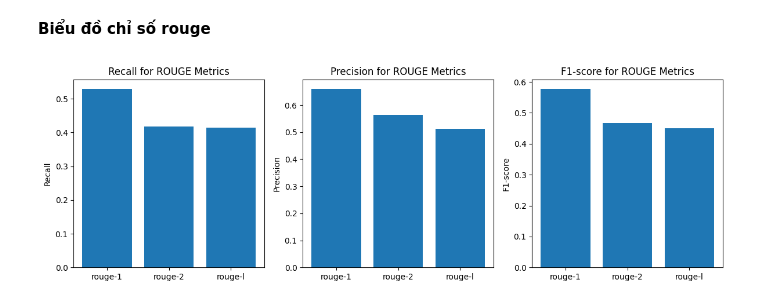
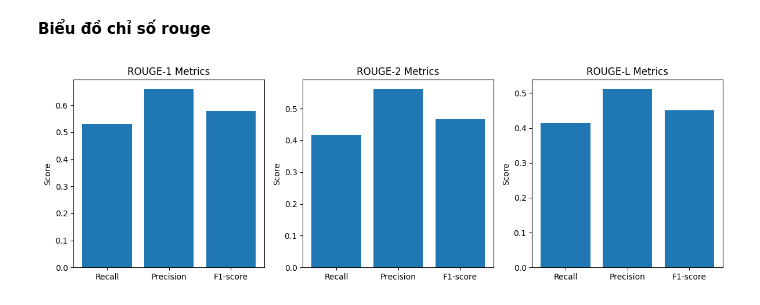
Before and after one commit to knhuvuong/pegasus-bbc-news, a Jupyter notebook: fine-tuning-pegasus-bbc-news.ipynb, the cells around one changed output. Drawn from its saved outputs; the diff is of its cells as text; code cells hidden in the pictures.

```diff
--- a/fine-tuning-pegasus-bbc-news.ipynb
+++ b/fine-tuning-pegasus-bbc-news.ipynb
@@ -311,35 +311,35 @@ wandb.log({
 # %%
 from rouge import Rouge
 import matplotlib.pyplot as plt
 
 # Dữ liệu cho biểu đồ
-rouge_metrics = ['rouge-1', 'rouge-2', 'rouge-l']
+rouge_metrics = ['ROUGE-1', 'ROUGE-2', 'ROUGE-L']
 recall_values = [rouge_1_r, rouge_2_r, rouge_l_r]
 precision_values = [rouge_1_p, rouge_2_p, rouge_l_p]
 f1_values = [rouge_1_f, rouge_2_f, rouge_l_f]
 
 # Tạo biểu đồ
 fig, axes = plt.subplots(1, 3, figsize=(12, 4))
 
-# Biểu đồ Recall
-axes[0].bar(rouge_metrics, recall_values)
-axes[0].set_ylabel('Recall')
-axes[0].set_title('Recall for ROUGE Metrics')
+# Biểu đồ ROUGE-1
+axes[0].bar(['Recall', 'Precision', 'F1-score'], [rouge_1_r, rouge_1_p, rouge_1_f])
+axes[0].set_ylabel('Score')
+axes[0].set_title('ROUGE-1 Metrics')
 
-# Biểu đồ Precision
-axes[1].bar(rouge_metrics, precision_values)
-axes[1].set_ylabel('Precision')
-axes[1].set_title('Precision for ROUGE Metrics')
+# Biểu đồ ROUGE-2
+axes[1].bar(['Recall', 'Precision', 'F1-score'], [rouge_2_r, rouge_2_p, rouge_2_f])
+axes[1].set_ylabel('Score')
+axes[1].set_title('ROUGE-2 Metrics')
 
-# Biểu đồ F1-score
-axes[2].bar(rouge_metrics, f1_values)
-axes[2].set_ylabel('F1-score')
-axes[2].set_title('F1-score for ROUGE Metrics')
+# Biểu đồ ROUGE-L
+axes[2].bar(['Recall', 'Precision', 'F1-score'], [rouge_l_r, rouge_l_p, rouge_l_f])
+axes[2].set_ylabel('Score')
+axes[2].set_title('ROUGE-L Metrics')
 
 # Điều chỉnh bố cục
 plt.tight_layout()
 
 # Hiển thị biểu đồ
 plt.show()
 # %% [output]
-[figure, old version]
+[figure, new version]
```
